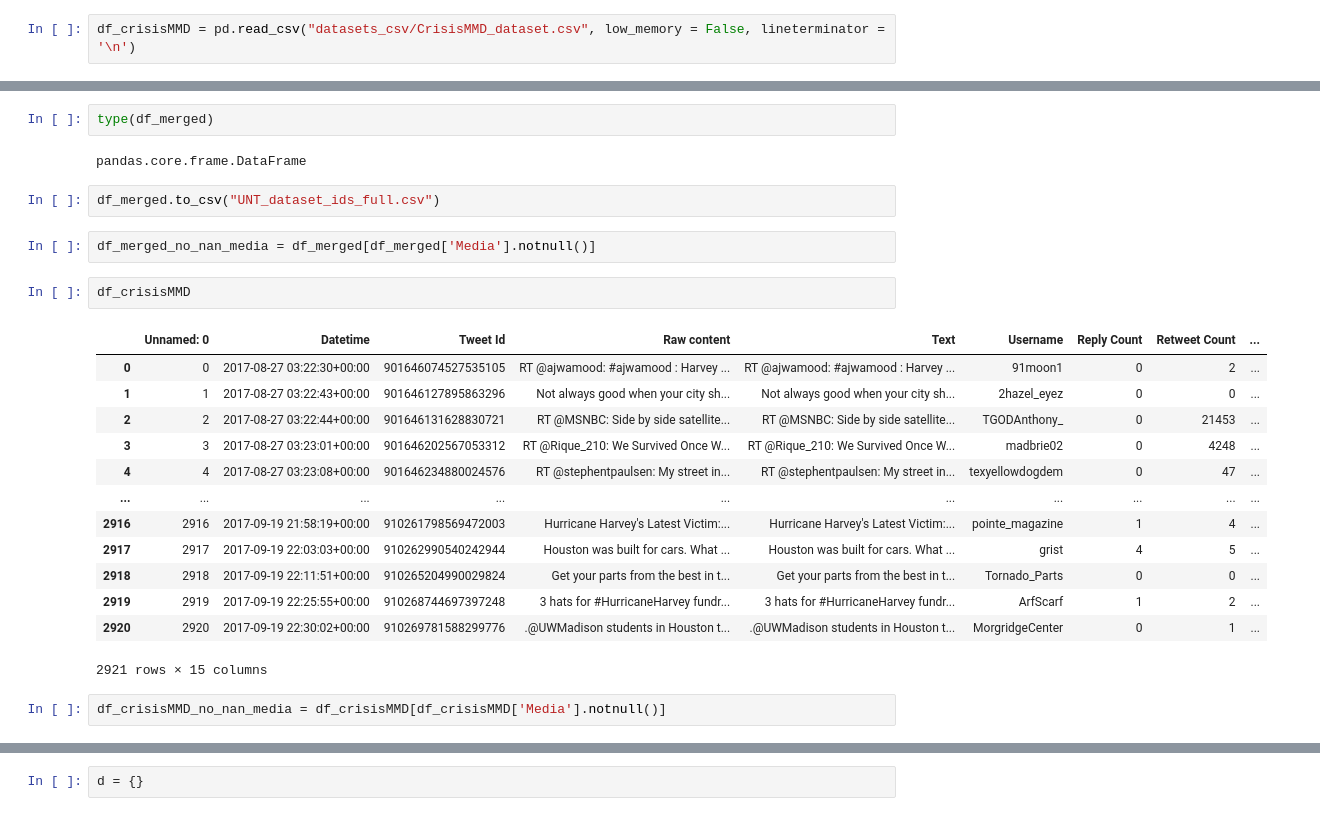
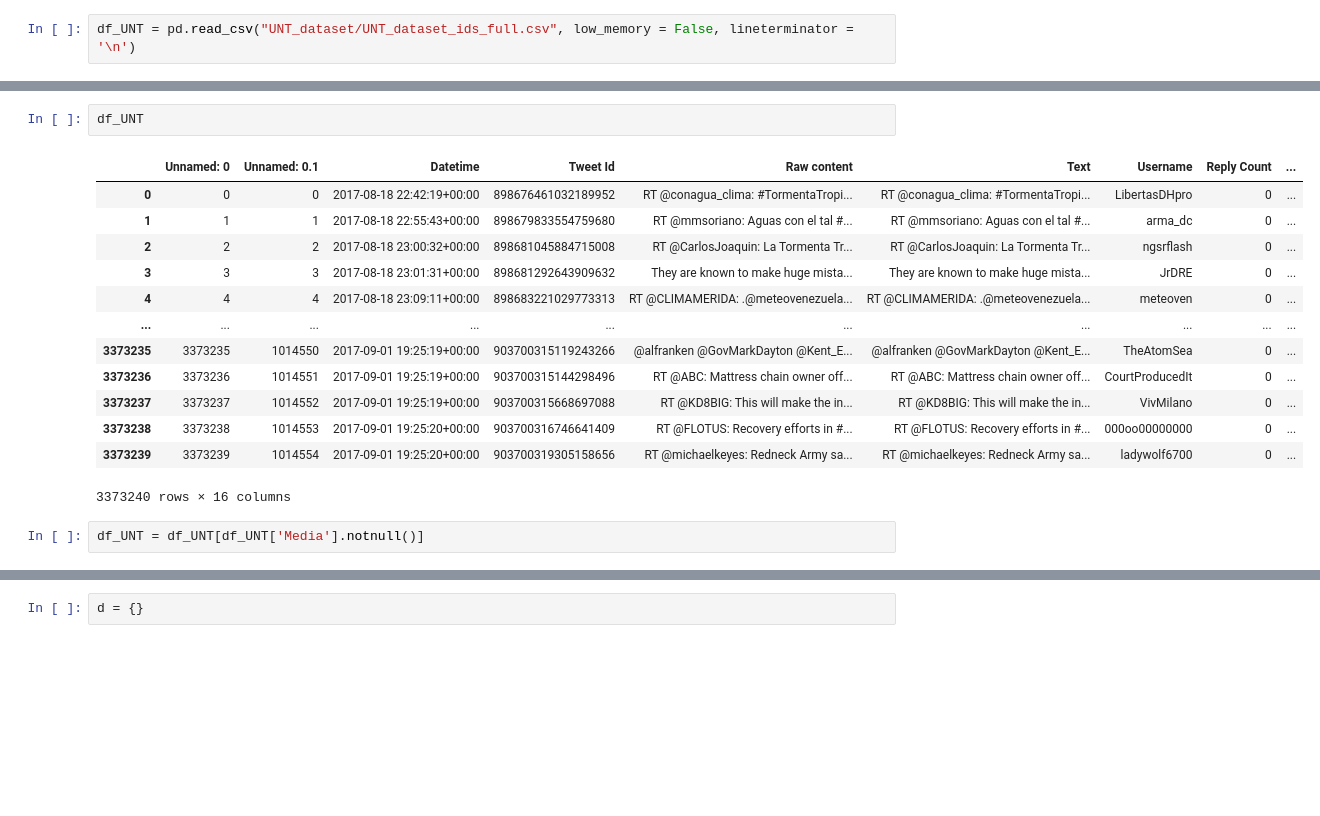
Before and after one commit to pablogiaccaglia/Twitter-Early-Emergency-Detection, a Jupyter notebook: experiments.ipynb, the cells around one changed output, grey strips where cells are left out. Drawn from its saved outputs; the diff is of its cells as text; blank space fills up the shorter version.

```diff
--- a/experiments.ipynb
+++ b/experiments.ipynb
@@ -11,2 +6,2 @@ df5 = pd.read_csv("datasets_csv/UNT_dataset_ids_5761589.csv", low_memory=False,
 # %%
-df_crisisMMD = pd.read_csv("datasets_csv/CrisisMMD_dataset.csv", low_memory = False, lineterminator = '\n')
+df_UNT = pd.read_csv("UNT_dataset/UNT_dataset_ids_full.csv", low_memory = False, lineterminator = '\n')
@@ -17,26 +8,18 @@ NameError: name 'df1' is not defined
-# %%
-type(df_merged)
-# %% [output]
-pandas.core.frame.DataFrame
-# %%
-df_merged.to_csv("UNT_dataset_ids_full.csv")
-# %%
-df_merged_no_nan_media = df_merged[df_merged['Media'].notnull()]
-# %%
-df_crisisMMD
-# %% [output]
-|  | Unnamed: 0 | Datetime | Tweet Id | Raw content | Text | Username | Reply Count | Retweet Count | ... |
-| 0 | 0 | 2017-08-27 03:22:30+00:00 | 901646074527535105 | RT @ajwamood: #ajwamood : Harvey ... | RT @ajwamood: #ajwamood : Harvey ... | 91moon1 | 0 | 2 | ... |
-| 1 | 1 | 2017-08-27 03:22:43+00:00 | 901646127895863296 | Not always good when your city sh... | Not always good when your city sh... | 2hazel_eyez | 0 | 0 | ... |
-| 2 | 2 | 2017-08-27 03:22:44+00:00 | 901646131628830721 | RT @MSNBC: Side by side satellite... | RT @MSNBC: Side by side satellite... | TGODAnthony_ | 0 | 21453 | ... |
-| 3 | 3 | 2017-08-27 03:23:01+00:00 | 901646202567053312 | RT @Rique_210: We Survived Once W... | RT @Rique_210: We Survived Once W... | madbrie02 | 0 | 4248 | ... |
-| 4 | 4 | 2017-08-27 03:23:08+00:00 | 901646234880024576 | RT @stephentpaulsen: My street in... | RT @stephentpaulsen: My street in... | texyellowdogdem | 0 | 47 | ... |
-| ... | ... | ... | ... | ... | ... | ... | ... | ... | ... |
-| 2916 | 2916 | 2017-09-19 21:58:19+00:00 | 910261798569472003 | Hurricane Harvey's Latest Victim:... | Hurricane Harvey's Latest Victim:... | pointe_magazine | 1 | 4 | ... |
-| 2917 | 2917 | 2017-09-19 22:03:03+00:00 | 910262990540242944 | Houston was built for cars. What ... | Houston was built for cars. What ... | grist | 4 | 5 | ... |
-| 2918 | 2918 | 2017-09-19 22:11:51+00:00 | 910265204990029824 | Get your parts from the best in t... | Get your parts from the best in t... | Tornado_Parts | 0 | 0 | ... |
-| 2919 | 2919 | 2017-09-19 22:25:55+00:00 | 910268744697397248 | 3 hats for #HurricaneHarvey fundr... | 3 hats for #HurricaneHarvey fundr... | ArfScarf | 1 | 2 | ... |
-| 2920 | 2920 | 2017-09-19 22:30:02+00:00 | 910269781588299776 | .@UWMadison students in Houston t... | .@UWMadison students in Houston t... | MorgridgeCenter | 0 | 1 | ... |
-2921 rows × 15 columns
-# %%
-df_crisisMMD_no_nan_media = df_crisisMMD[df_crisisMMD['Media'].notnull()]
+# %%
+df_UNT
+# %% [output]
+|  | Unnamed: 0 | Unnamed: 0.1 | Datetime | Tweet Id | Raw content | Text | Username | Reply Count | ... |
+| 0 | 0 | 0 | 2017-08-18 22:42:19+00:00 | 898676461032189952 | RT @conagua_clima: #TormentaTropi... | RT @conagua_clima: #TormentaTropi... | LibertasDHpro | 0 | ... |
+| 1 | 1 | 1 | 2017-08-18 22:55:43+00:00 | 898679833554759680 | RT @mmsoriano: Aguas con el tal #... | RT @mmsoriano: Aguas con el tal #... | arma_dc | 0 | ... |
+| 2 | 2 | 2 | 2017-08-18 23:00:32+00:00 | 898681045884715008 | RT @CarlosJoaquin: La Tormenta Tr... | RT @CarlosJoaquin: La Tormenta Tr... | ngsrflash | 0 | ... |
+| 3 | 3 | 3 | 2017-08-18 23:01:31+00:00 | 898681292643909632 | They are known to make huge mista... | They are known to make huge mista... | JrDRE | 0 | ... |
+| 4 | 4 | 4 | 2017-08-18 23:09:11+00:00 | 898683221029773313 | RT @CLIMAMERIDA: .@meteovenezuela... | RT @CLIMAMERIDA: .@meteovenezuela... | meteoven | 0 | ... |
+| ... | ... | ... | ... | ... | ... | ... | ... | ... | ... |
+| 3373235 | 3373235 | 1014550 | 2017-09-01 19:25:19+00:00 | 903700315119243266 | @alfranken @GovMarkDayton @Kent_E... | @alfranken @GovMarkDayton @Kent_E... | TheAtomSea | 0 | ... |
+| 3373236 | 3373236 | 1014551 | 2017-09-01 19:25:19+00:00 | 903700315144298496 | RT @ABC: Mattress chain owner off... | RT @ABC: Mattress chain owner off... | CourtProducedIt | 0 | ... |
+| 3373237 | 3373237 | 1014552 | 2017-09-01 19:25:19+00:00 | 903700315668697088 | RT @KD8BIG: This will make the in... | RT @KD8BIG: This will make the in... | VivMilano | 0 | ... |
+| 3373238 | 3373238 | 1014553 | 2017-09-01 19:25:20+00:00 | 903700316746641409 | RT @FLOTUS: Recovery efforts in #... | RT @FLOTUS: Recovery efforts in #... | 000oo00000000 | 0 | ... |
+| 3373239 | 3373239 | 1014554 | 2017-09-01 19:25:20+00:00 | 903700319305158656 | RT @michaelkeyes: Redneck Army sa... | RT @michaelkeyes: Redneck Army sa... | ladywolf6700 | 0 | ... |
+3373240 rows × 16 columns
+# %%
+df_UNT = df_UNT[df_UNT['Media'].notnull()]
```
Also changed, not shown: parts of 15 cells of this notebook, 10 other files.
